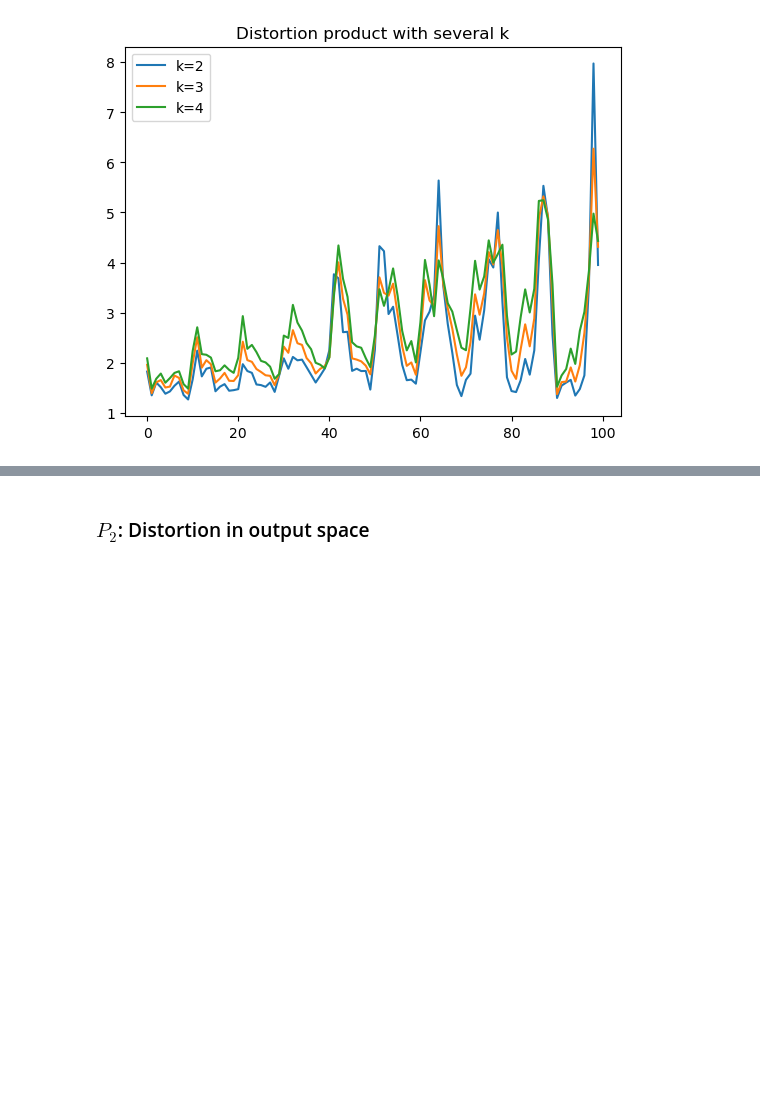
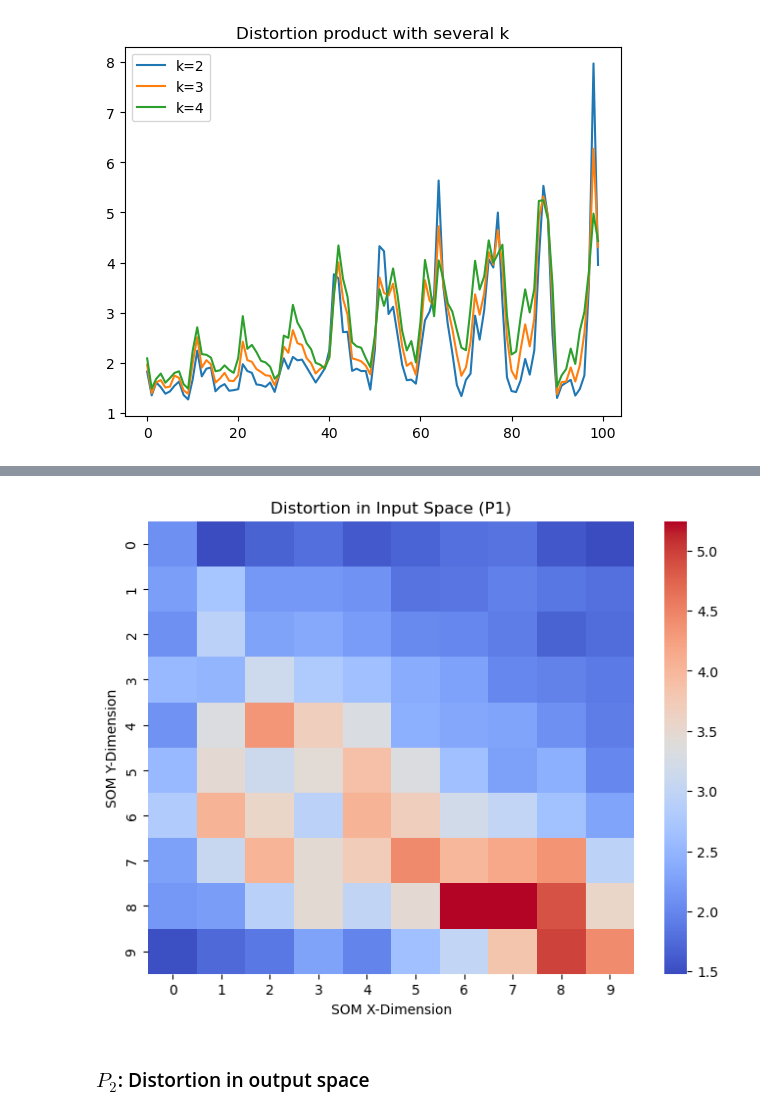
Before and after one commit to Jean-BaptisteCellier/SOM_TopographicProduct, a Jupyter notebook: coding_assignment.ipynb, the cells around one changed output, grey strips where cells are left out. Drawn from its saved outputs; the diff is of its cells as text; code cells hidden in the pictures; blank space fills up the shorter version.

```diff
--- a/coding_assignment.ipynb
+++ b/coding_assignment.ipynb
@@ -205,3 +208,19 @@ Text(0.5, 1.0, 'Distortion product with several k')
+# %%
+import seaborn as sns
+import matplotlib.pyplot as plt
+import numpy as np
+
+disto_input_4 = np.array(list_disto_input_4)
+disto_input_4 = disto_input_4.reshape(som_xdim, som_ydim)
+
+plt.figure(figsize=(8, 6))
+sns.heatmap(disto_input_4, cmap='coolwarm', annot=False)
+plt.title('Distortion in Input Space (P1)')
+plt.xlabel('SOM X-Dimension')
+plt.ylabel('SOM Y-Dimension')
+plt.show()
+# %% [output]
+[figure, added]
 # %% [markdown]
 ### $P_{2}$: Distortion in output space
 # %% [markdown]
```
Also changed, not shown: parts of 17 cells of this notebook.
